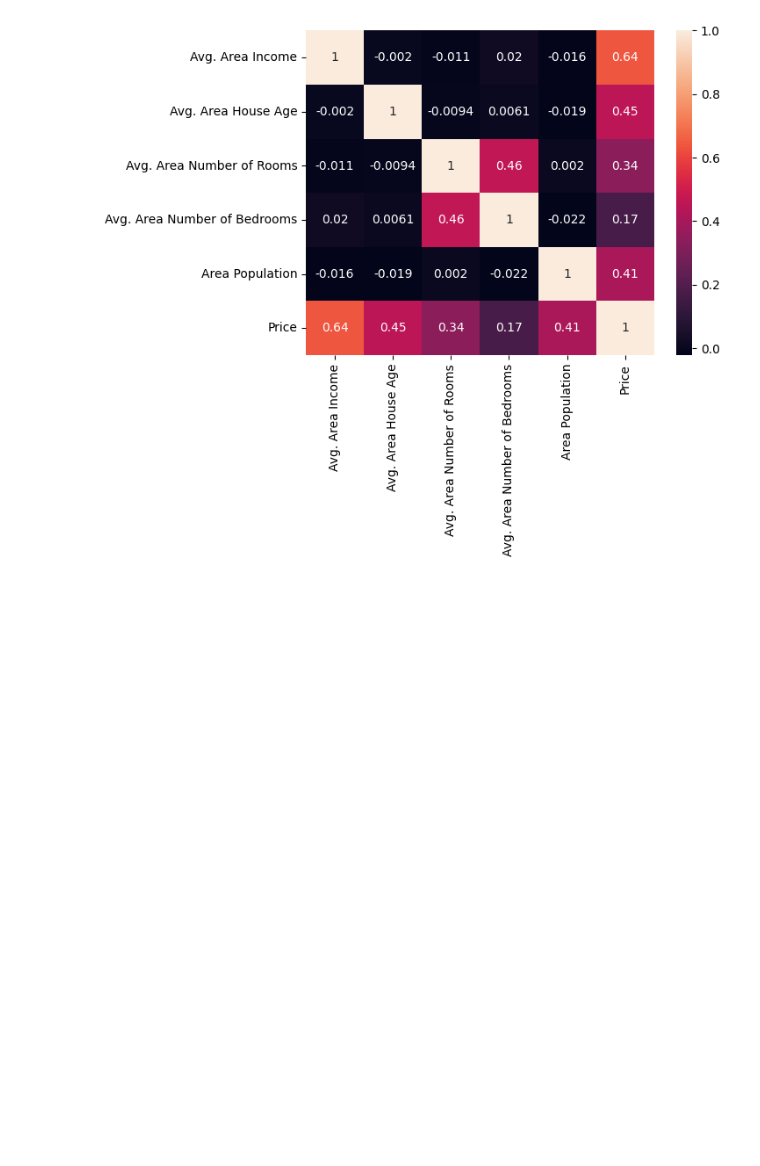
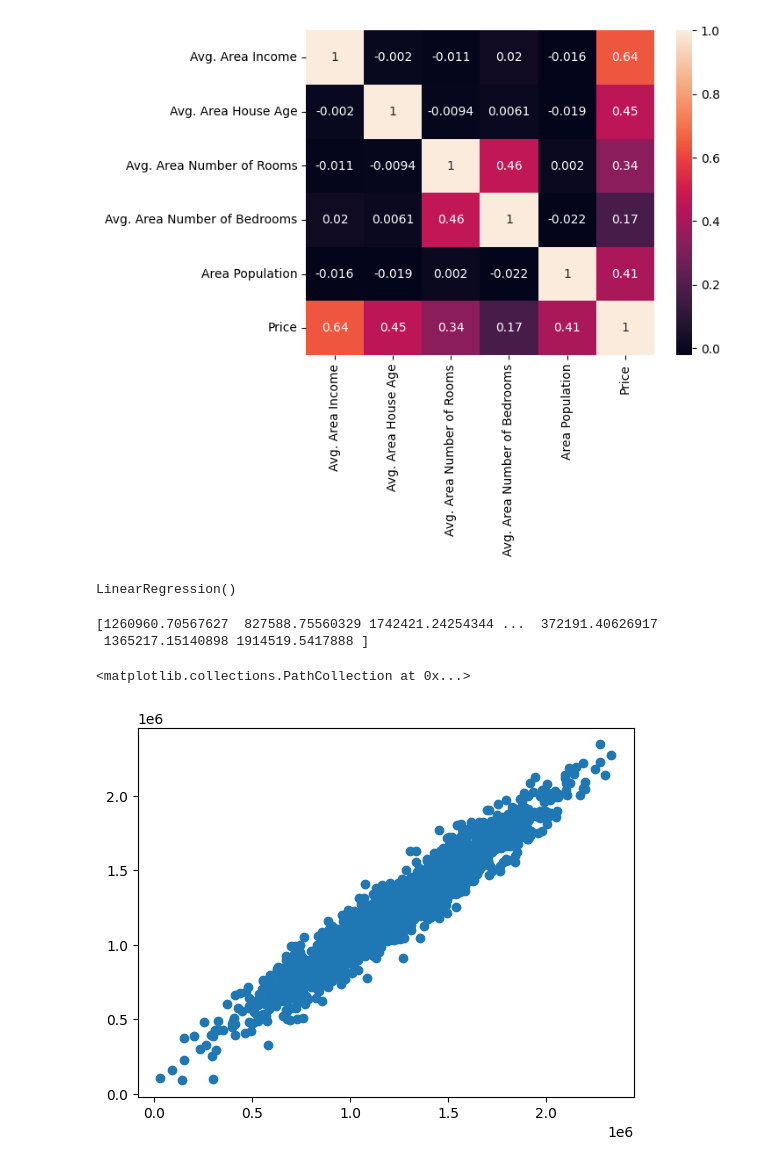
Before and after one commit to nancy-kataria/Housing-Price-Prediction, a Jupyter notebook: housing_price_prediction.ipynb, the cells around one changed output. Drawn from its saved outputs; the diff is of its cells as text; code cells hidden in the pictures; blank space fills up the shorter version.

Commit message:
Training model

```diff
--- a/housing_price_prediction.ipynb
+++ b/housing_price_prediction.ipynb
@@ -45,3 +47,34 @@ sns.heatmap(numeric_df.corr(),annot=True)
 # %% [output]
 <Axes: >
 [figure]
+# %%
+# features
+# input variables (columns) you give to the model to help it make predictions
+X = housing_data[['Avg. Area Income', 'Avg. Area House Age', 'Avg. Area Number of Rooms',
+       'Avg. Area Number of Bedrooms', 'Area Population']]
+# target
+# output variable — the value you want the model to predict
+y= housing_data['Price']
+# %%
+# 40% of the data will go to the test set, and the remaining 60% will be for training
+
+X_train, X_test, y_train, y_test = train_test_split(X,y, test_size=0.4, random_state=101)
+# %%
+# importing the Linear Regression model
+lm = LinearRegression()
+
+# fitting the training data into the model
+lm.fit(X_train,y_train)
+# %% [output]
+LinearRegression()
+# %%
+predictions = lm.predict(X_test)
+print(predictions)
+# %% [output]
+[1260960.70567627  827588.75560329 1742421.24254344 ...  372191.40626917
+ 1365217.15140898 1914519.5417888 ]
+# %%
+plt.scatter(y_test,predictions)
+# %% [output]
+<matplotlib.collections.PathCollection at 0x...>
+[figure, added]
```
Also changed, not shown: parts of 1 cell of this notebook.
